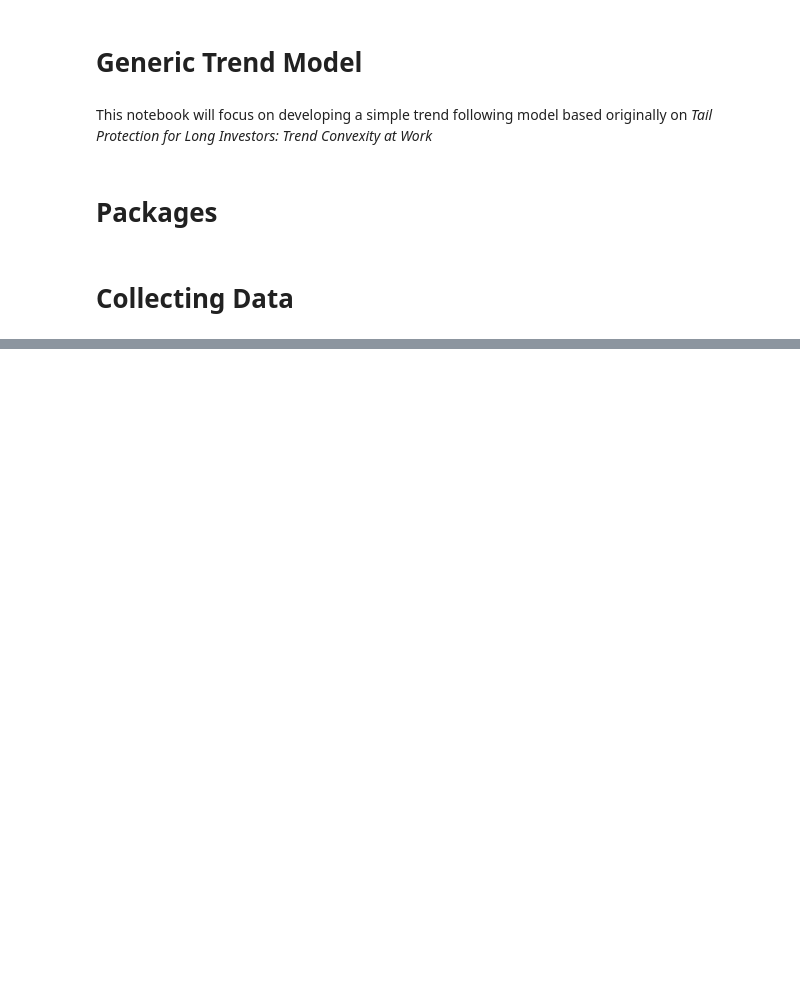
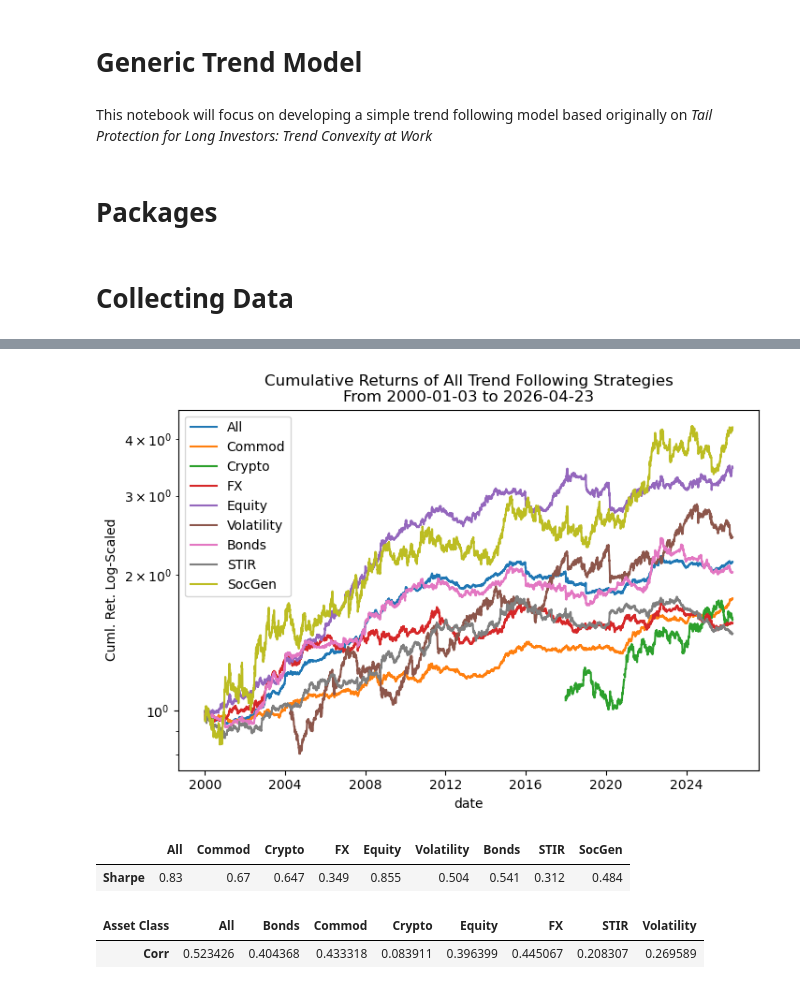
Before and after one commit to diegodalvarez/TrendSystem, a Jupyter notebook: 1GenericModel.ipynb, the cells around one changed output, grey strips where cells are left out. Cells and saved outputs as stored; diff of their text form; code cells hidden in the pictures; blank space fills up the shorter version.

Commit message:
generic signal adding

```diff
--- a/1GenericModel.ipynb
+++ b/1GenericModel.ipynb
@@ -374,0 +25,2 @@ df_decile_compare = (df_is_decile.merge(
+# %%
+vol_target = 0.1
@@ -374,0 +74,72 @@ df_decile_compare = (df_is_decile.merge(
+# %%
+df_asset = (df_signal_rtn.pivot(
+    index = "date", columns = ["group", "ticker"], values = "signal_rtn").
+    apply(lambda x: x * (vol_target / (x.ewm(span = 100, adjust = False).std() * np.sqrt(252)))).
+    apply(lambda x: np.where(np.abs(x) > 1, np.nan, x)).
+    reset_index().
+    melt(id_vars = [("date", "")]).
+    rename(columns = {("date", ""): "date"}).
+    dropna().
+    drop(columns = ["ticker"]).
+    groupby(["date", "group"]).
+    agg("mean").
+    reset_index().
+    pivot(index = "date", columns = "group", values = "value"))
+# %%
+renamer = {
+    "combo"            : "All",
+    "commodity"        : "Commod",
+    "crypto"           : "Crypto",
+    "currency"         : "FX",
+    "equity"           : "Equity",
+    "fixed_income"     : "Bonds",
+    "stir"             : "STIR",
+    "sg_trend"         : "SocGen",
+    "equity_volatility": "Volatility"}
+# %%
+df_combined = (df_combo.merge(
+    right = df_asset, how = "inner", on = ["date"]).
+    merge(right = df_sg, how = "inner", on = ["date"]).
+    rename(columns = renamer))
+# %%
+(df_combined.apply(
+    lambda x: np.cumprod(1 + x)).
+    plot(
+        figsize = (8,5),
+        logy    = True,
+        ylabel  = "Cuml. Ret. Log-Scaled",
+        title   = "Cumulative Returns of All Trend Following Strategies\nFrom {} to {}".format(
+            df_combined.index.min(),
+            df_combined.index.max())))
+plt.show()
+# %% [output]
+[figure, added]
+# %%
+(df_combined.agg(
+    lambda x: x.mean() / x.std() * np.sqrt(252)).
+    to_frame(name = "Sharpe").
+    T.
+    apply(lambda x: np.round(x,3)))
+# %% [output]
+|  | All | Commod | Crypto | FX | Equity | Volatility | Bonds | STIR | SocGen |
+| Sharpe | 0.83 | 0.67 | 0.647 | 0.349 | 0.855 | 0.504 | 0.541 | 0.312 | 0.484 |
+# %%
+(df_combined.reset_index().melt(
+    id_vars = ["date", "SocGen"]).
+    dropna().
+    drop(columns = ["date"]).
+    groupby("variable").
+    agg("corr")
+    ["value"].
+    to_frame(name = "correlation").
+    query("correlation != 1").
+    reset_index().
+    rename(columns = {
+        "variable"   : "Asset Class",
+        "correlation": "Corr"}).
+    drop(columns = ["level_1"]).
+    set_index("Asset Class").
+    T)
+# %% [output]
+| Asset Class | All | Bonds | Commod | Crypto | Equity | FX | STIR | Volatility |
+| Corr | 0.523426 | 0.404368 | 0.433318 | 0.083911 | 0.396399 | 0.445067 | 0.208307 | 0.269589 |
```
Also changed, not shown: parts of 50 cells of this notebook, 2 other files.
